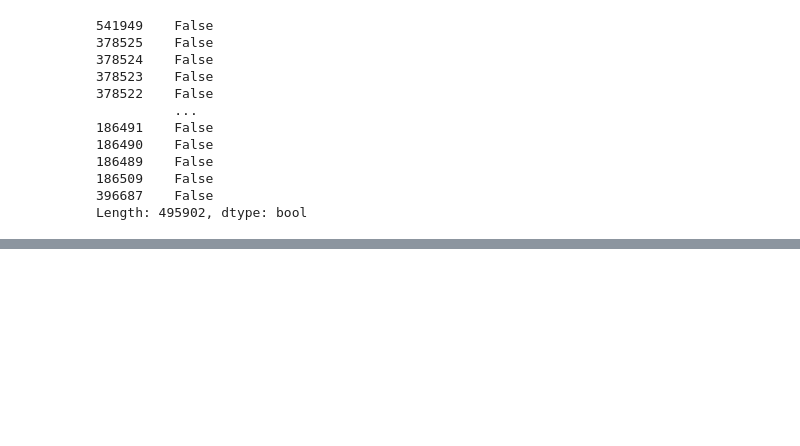
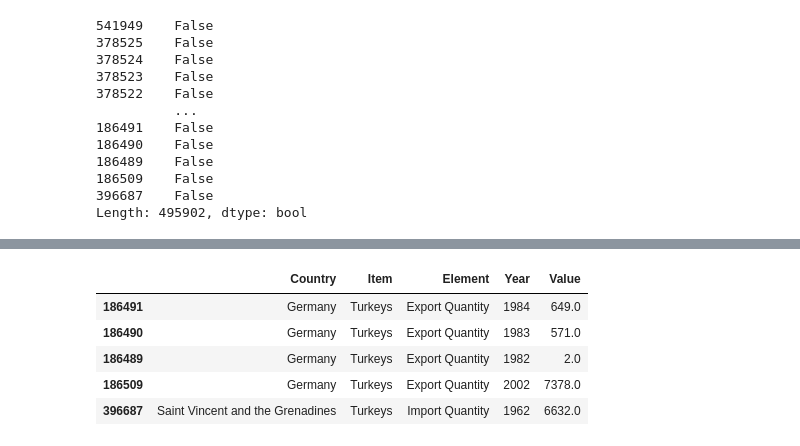
Before and after one commit to ZemelakGoraga/food-and-agri, a Jupyter notebook: avian_livestock_fishery.ipynb, the cells around one changed output, grey strips where cells are left out. Cells and saved outputs as stored; diff of their text form; code cells hidden in the pictures; blank space fills up the shorter version.

```diff
--- a/avian_livestock_fishery.ipynb
+++ b/avian_livestock_fishery.ipynb
@@ -737,0 +735,9 @@ df2.drop_duplicates()
+# %%
+df2.tail()
+# %% [output]
+|  | Country | Item | Element | Year | Value |
+| 186491 | Germany | Turkeys | Export Quantity | 1984 | 649.0 |
+| 186490 | Germany | Turkeys | Export Quantity | 1983 | 571.0 |
+| 186489 | Germany | Turkeys | Export Quantity | 1982 | 2.0 |
+| 186509 | Germany | Turkeys | Export Quantity | 2002 | 7378.0 |
+| 396687 | Saint Vincent and the Grenadines | Turkeys | Import Quantity | 1962 | 6632.0 |
```
Also changed, not shown: parts of 10 cells of this notebook.
